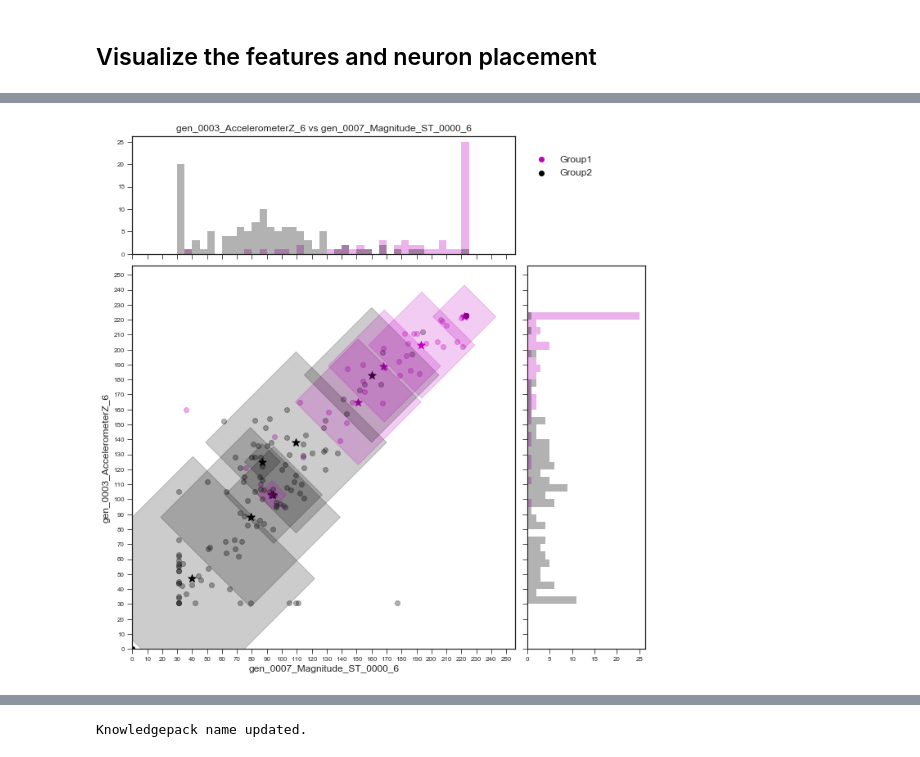
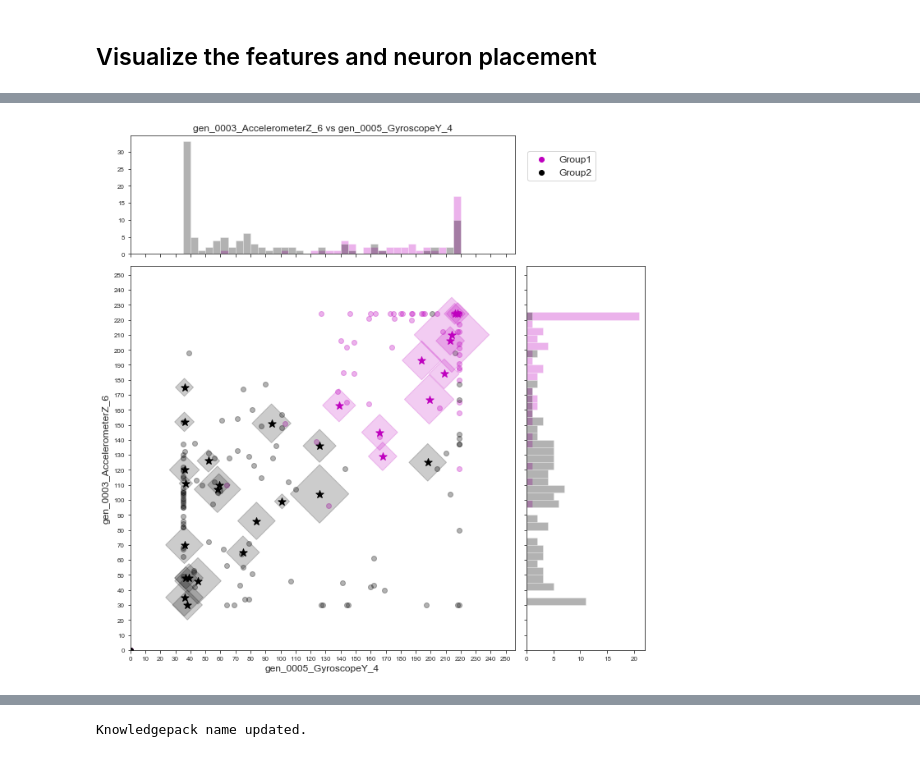
Before and after one commit to sensiml/AnalyticStudioTutorials, a Jupyter notebook: KB Basics - Creating a Heiarchical Model.ipynb, the cells around one changed output, grey strips where cells are left out. Saved outputs shown, nothing was run; the diff lists cells and outputs as text; code cells hidden in the pictures.

```diff
--- a/KB Basics - Creating a Heiarchical Model.ipynb
+++ b/KB Basics - Creating a Heiarchical Model.ipynb
@@ -130,4 +127,4 @@ dsk.pipeline.visualize_neuron_array(model, features, features.columns[3], [featu
-# %%
-dsk.pipeline.visualize_neuron_array(model, features, features.columns[3], [features.columns[5]])
-# %% [output]
-[figure, removed]
+# %%
+dsk.pipeline.visualize_neuron_array(parent_model, features, pd.DataFrame(parent_model.knowledgepack.feature_summary).Feature.values[0], pd.DataFrame(parent_model.knowledgepack.feature_summary).Feature.values[1])
+# %% [output]
+[figure, added]
```
Also changed, not shown: parts of 39 cells of this notebook, 1 other file.
